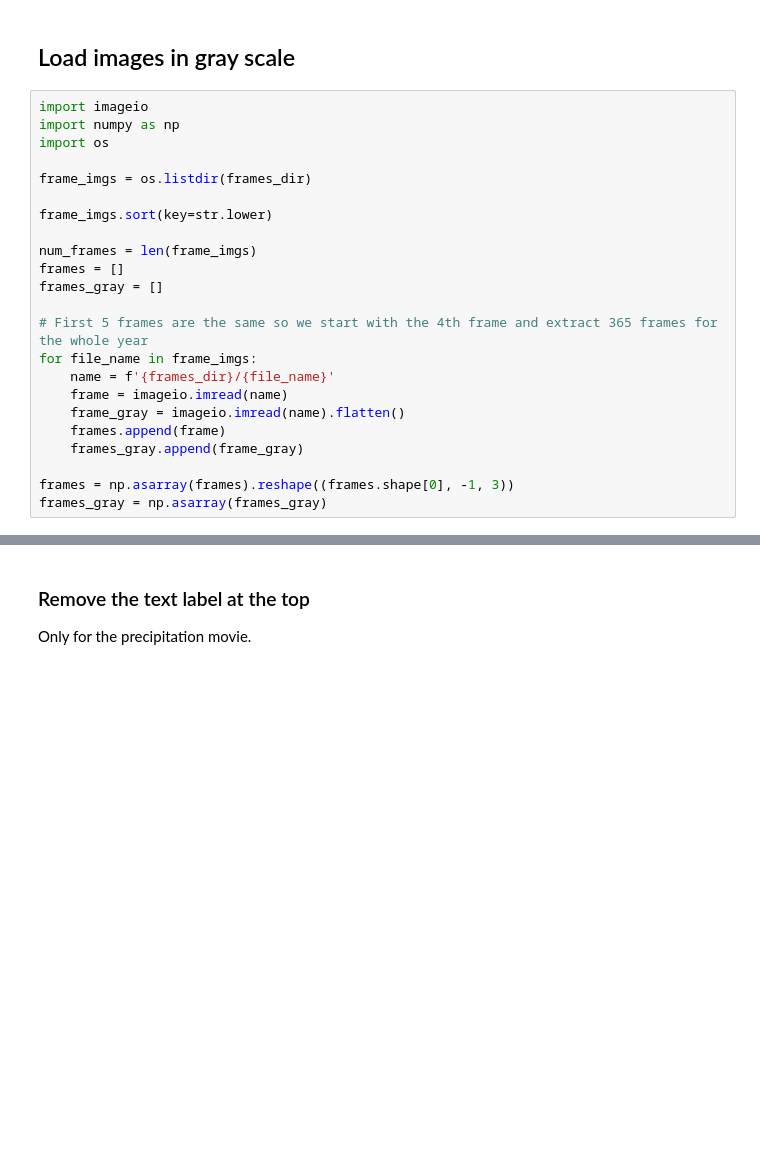
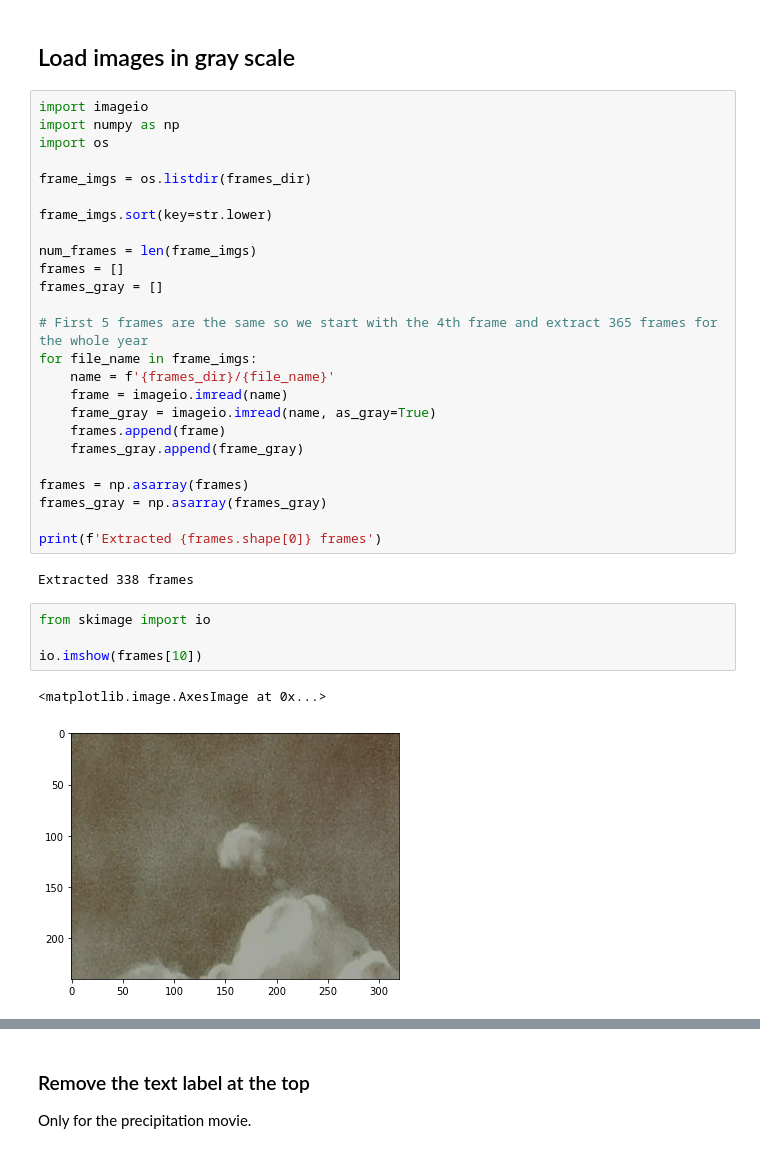
Before and after one commit to flekschas/piling.js, a Jupyter notebook: examples/movie-frames-embedding.ipynb, the cells around one changed output, grey strips where cells are left out. Saved outputs shown, nothing was run; the diff lists cells and outputs as text; blank space fills up the shorter version.

```diff
--- a/examples/movie-frames-embedding.ipynb
+++ b/examples/movie-frames-embedding.ipynb
@@ -47,9 +47,20 @@ frames_gray = []
 for file_name in frame_imgs:
     name = f'{frames_dir}/{file_name}'
     frame = imageio.imread(name)
-    frame_gray = imageio.imread(name).flatten()
+    frame_gray = imageio.imread(name, as_gray=True)
     frames.append(frame)
     frames_gray.append(frame_gray)
 
-frames = np.asarray(frames).reshape((frames.shape[0], -1, 3))
+frames = np.asarray(frames)
 frames_gray = np.asarray(frames_gray)
+
+print(f'Extracted {frames.shape[0]} frames')
+# %% [output]
+Extracted 338 frames
+# %%
+from skimage import io
+
+io.imshow(frames[10])
+# %% [output]
+<matplotlib.image.AxesImage at 0x...>
+[figure, added]
```
Also changed, not shown: parts of 12 cells of this notebook.
